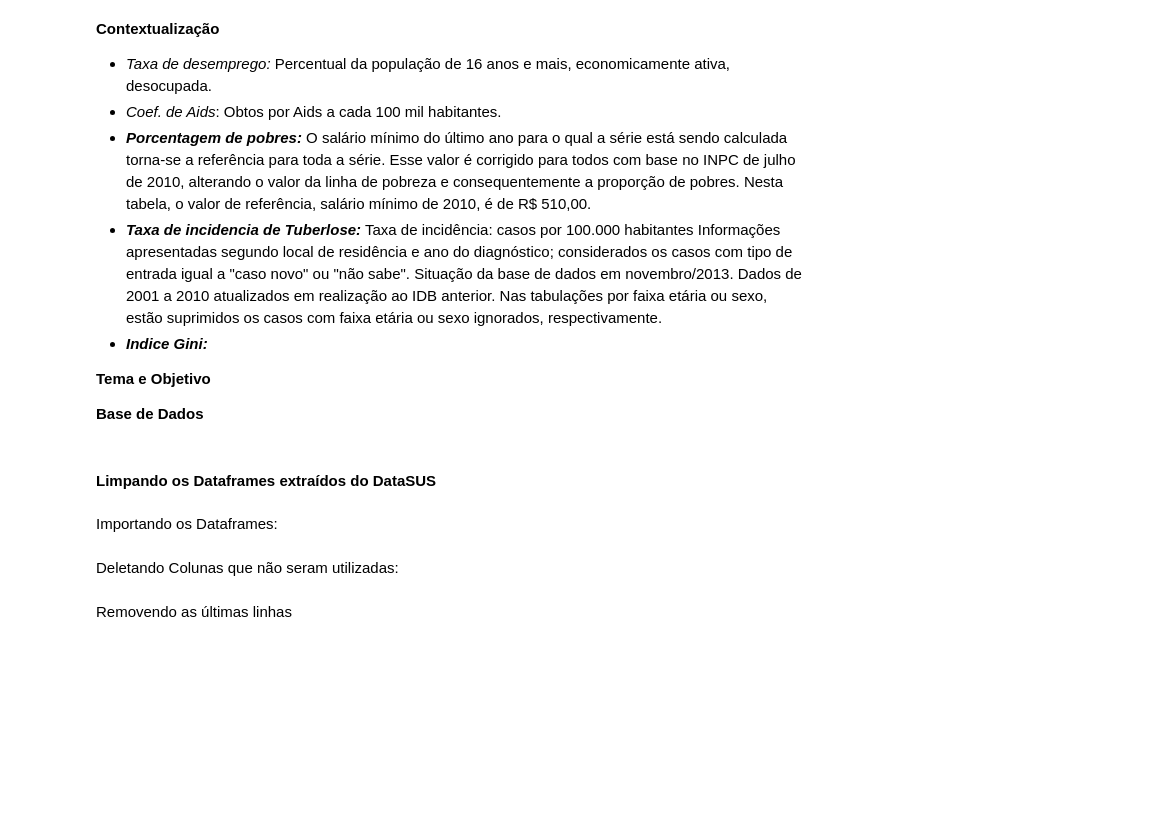
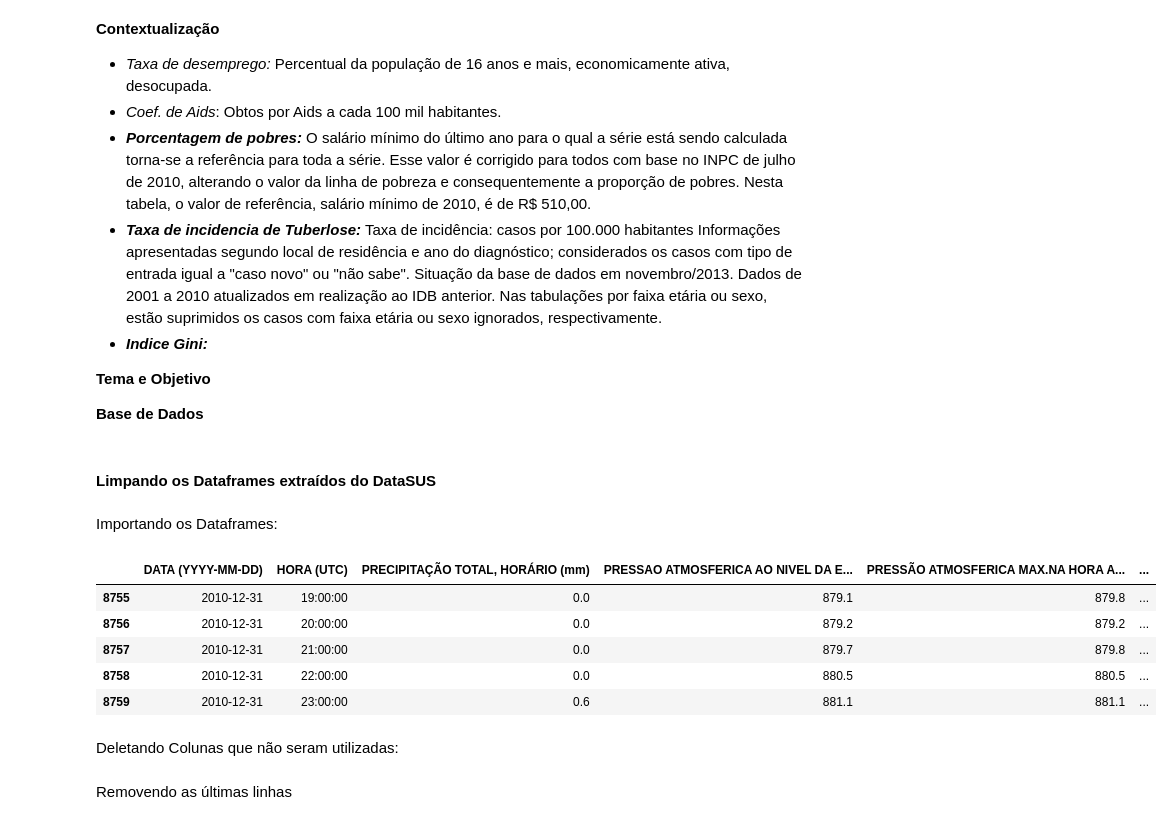
Before and after one commit to carneirogabrielly/Projeto-Microdados, a Jupyter notebook: Novo22.ipynb, the cells around one changed output. Drawn from its saved outputs; the diff is of its cells as text; code cells hidden in the pictures; blank space fills up the shorter version.

```diff
--- a/Novo22.ipynb
+++ b/Novo22.ipynb
@@ -35,12 +35,23 @@ Importando os Dataframes:
 # %%
 desemprego0 = pd.read_excel('planilhas capitais/%_desemprego.xlsx')
 pobres_brancos_negros0 = pd.read_excel('planilhas capitais/%_pobres_brancos_negros2.xlsx')
 indice_gini0 = pd.read_excel('planilhas capitais/Indice_Gini_2010.xlsx')
 aids0 = pd.read_excel('planilhas capitais/Coef_ObtosPorAids.xlsx')
 analfabetismo0 = pd.read_excel('planilhas capitais/%_anafabetismo.xlsx')
 turbeculoseobtos0 = pd.read_excel('planilhas capitais/Coef_ObtosPorTurbeculose.xlsx')
 IDH0 = pd.read_excel('planilhas capitais/IDH_IBGE.xlsx')
 pop_total0 = pd.read_excel('planilhas capitais/Pop_Residente.xlsx')
+
+#ESTAÇÕES METEREOLÓGICAS
+est_df = pd.read_excel('estações capitais\INMET_CO_DF_A001_BRASILIA_01-01-2010_A_31-12-2010.xlsx')
+est_df.tail()
+# %% [output]
+|  | DATA (YYYY-MM-DD) | HORA (UTC) | PRECIPITAÇÃO TOTAL, HORÁRIO (mm) | PRESSAO ATMOSFERICA AO NIVEL DA E... | PRESSÃO ATMOSFERICA MAX.NA HORA A... | ... |
+| 8755 | 2010-12-31 | 19:00:00 | 0.0 | 879.1 | 879.8 | ... |
+| 8756 | 2010-12-31 | 20:00:00 | 0.0 | 879.2 | 879.2 | ... |
+| 8757 | 2010-12-31 | 21:00:00 | 0.0 | 879.7 | 879.8 | ... |
+| 8758 | 2010-12-31 | 22:00:00 | 0.0 | 880.5 | 880.5 | ... |
+| 8759 | 2010-12-31 | 23:00:00 | 0.6 | 881.1 | 881.1 | ... |
 # %% [markdown]
 Deletando Colunas que não seram utilizadas:
 # %%
```
Also changed, not shown: 26 other files.
